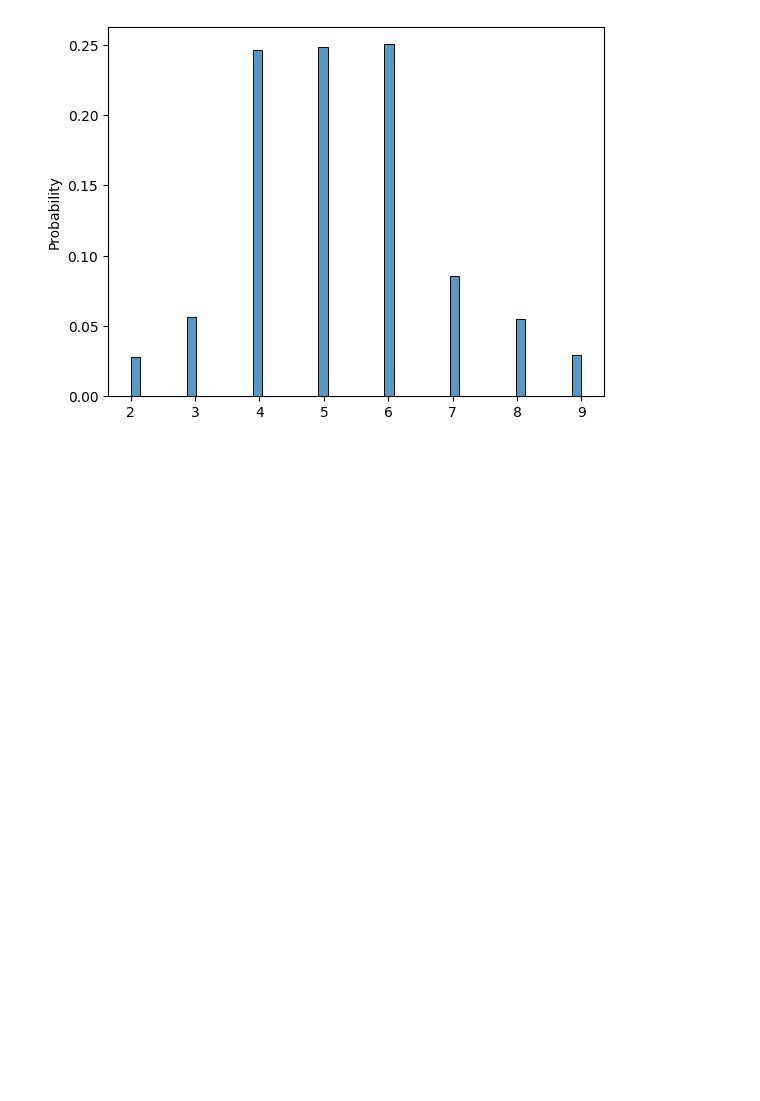
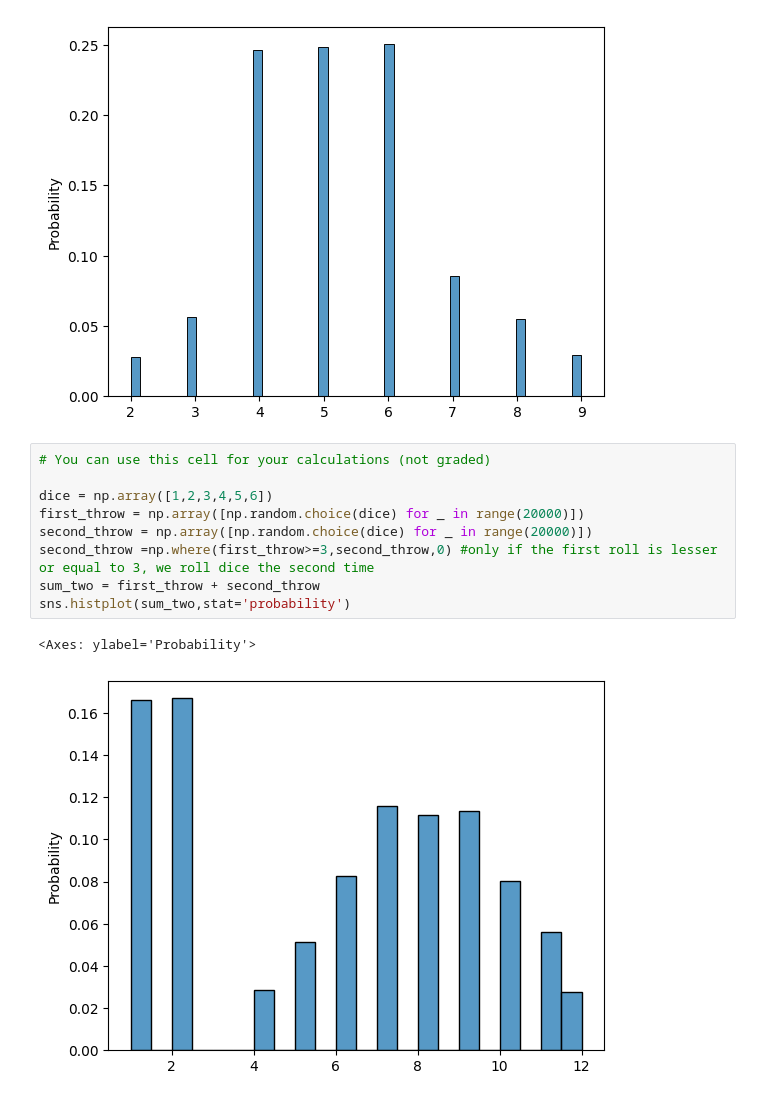
Before and after one commit to AsokTamang/Dice-roll, a Jupyter notebook: Untitled1.ipynb, the cells around one changed output. Saved outputs shown, nothing was run; the diff lists cells and outputs as text; blank space fills up the shorter version.

Commit message:
conditional probability part 2

```diff
--- a/Untitled1.ipynb
+++ b/Untitled1.ipynb
@@ -41,3 +41,15 @@ sns.histplot(sum_two,stat='probability')
 # %% [output]
 <Axes: ylabel='Probability'>
 [figure]
+# %%
+# You can use this cell for your calculations (not graded)
+
+dice = np.array([1,2,3,4,5,6])
+first_throw = np.array([np.random.choice(dice) for _ in range(20000)])
+second_throw = np.array([np.random.choice(dice) for _ in range(20000)])
+second_throw =np.where(first_throw>=3,second_throw,0) #only if the first roll is lesser or equal to 3, we roll dice the second time
+sum_two = first_throw + second_throw
+sns.histplot(sum_two,stat='probability')
+# %% [output]
+<Axes: ylabel='Probability'>
+[figure, added]
```
